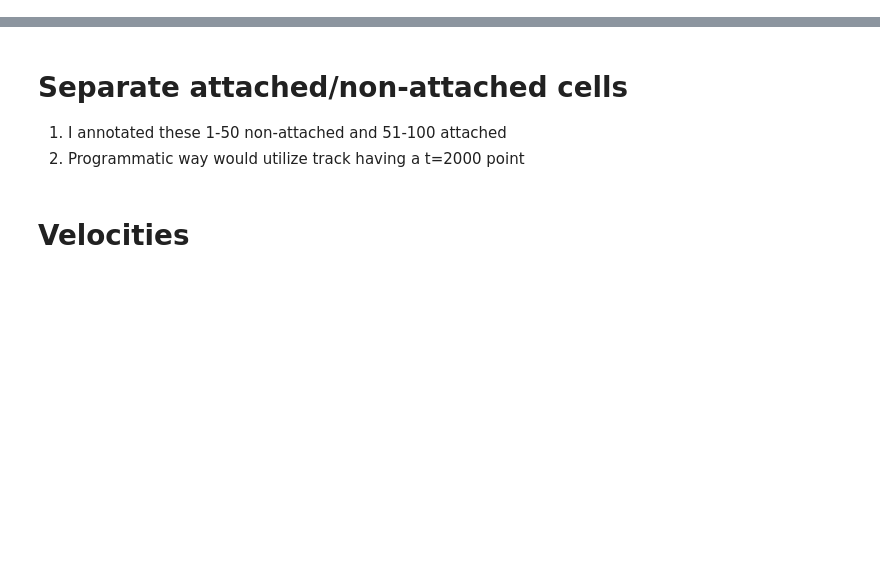
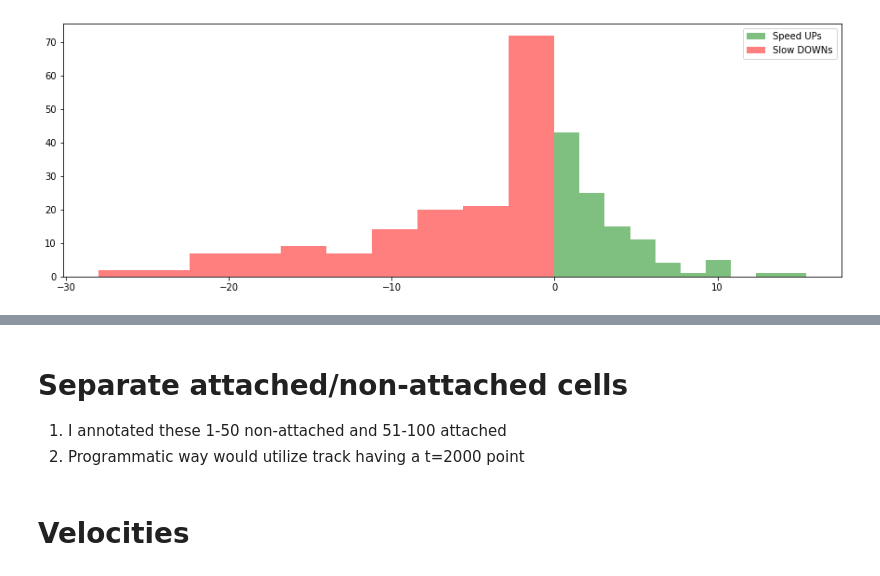
Before and after one commit to admbarre/tc_tools, a Jupyter notebook: notebooks/Flow Assay.ipynb, the cells around one changed output, grey strips where cells are left out. Drawn from its saved outputs; the diff is of its cells as text; code cells hidden in the pictures; blank space fills up the shorter version.

```diff
--- a/notebooks/Flow Assay.ipynb
+++ b/notebooks/Flow Assay.ipynb
@@ -80,0 +289,11 @@ data["dv"] = data["v"].diff()
+# %%
+def get_dv(track):
+    return pd.DataFrame(track["v"].diff())
+ln7["dv"] = ln7.groupby("TID").apply(func=get_dv)
+ln8["dv"] = ln8.groupby("TID").apply(func=get_dv)
+
+inter7["dv"] = inter7.groupby("TID").apply(func=get_dv)
+inter8["dv"] = inter8.groupby("TID").apply(func=get_dv)
+
+ln7[first_points].head(6)
+inter7[fpoints].head(6)
@@ -80,0 +309,11 @@ data["dv"] = data["v"].diff()
+# %%
+ln7 = ln7.fillna(method="bfill")
+ln8 = ln8.fillna(method="bfill")
+
+# NOTE: i don't know where i should round but i'll just do it here for now
+inter7 = inter7.fillna(method="bfill").round(3)
+inter8 = inter8.fillna(method="bfill").round(3)
+
+ln7[first_points].head(6)
+inter7[fpoints].head(6)
+inter7[inter7["TID"]==5]
@@ -80,0 +342,17 @@ data["dv"] = data["v"].diff()
+# %%
+def dv_split(df):
+    pos_dv = df["dv"]>0
+    neg_dv = df["dv"]<0
+    speedups = df.where(pos_dv).dropna()["dv"]
+    slowdowns = df.where(neg_dv).dropna()["dv"]
+
+    fig,ax = plt.subplots(figsize=(15,5))
+    ax.hist(speedups,color="green", alpha=0.5, label="Speed UPs")
+    ax.hist(slowdowns,color="red", alpha = 0.5, label="Slow DOWNs")
+    ax.legend(loc="upper right")
+
+    plt.show()
+
+dv_split(ln7)
+# %% [output]
+[figure, added]
```
Also changed, not shown: parts of 106 cells of this notebook, 4 other files.
